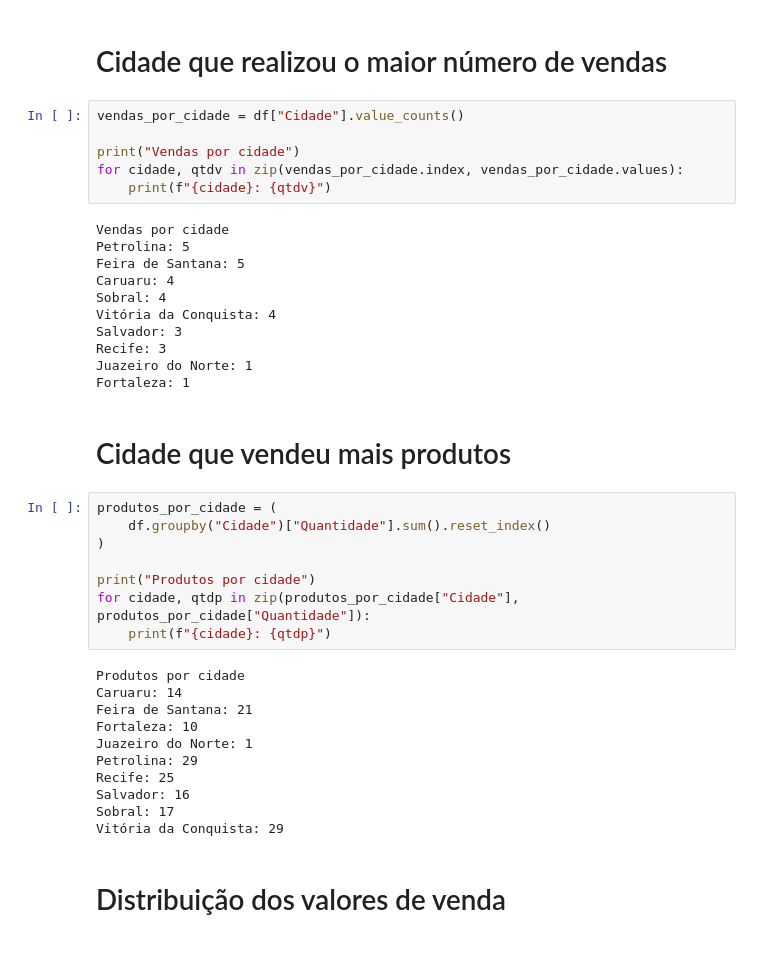
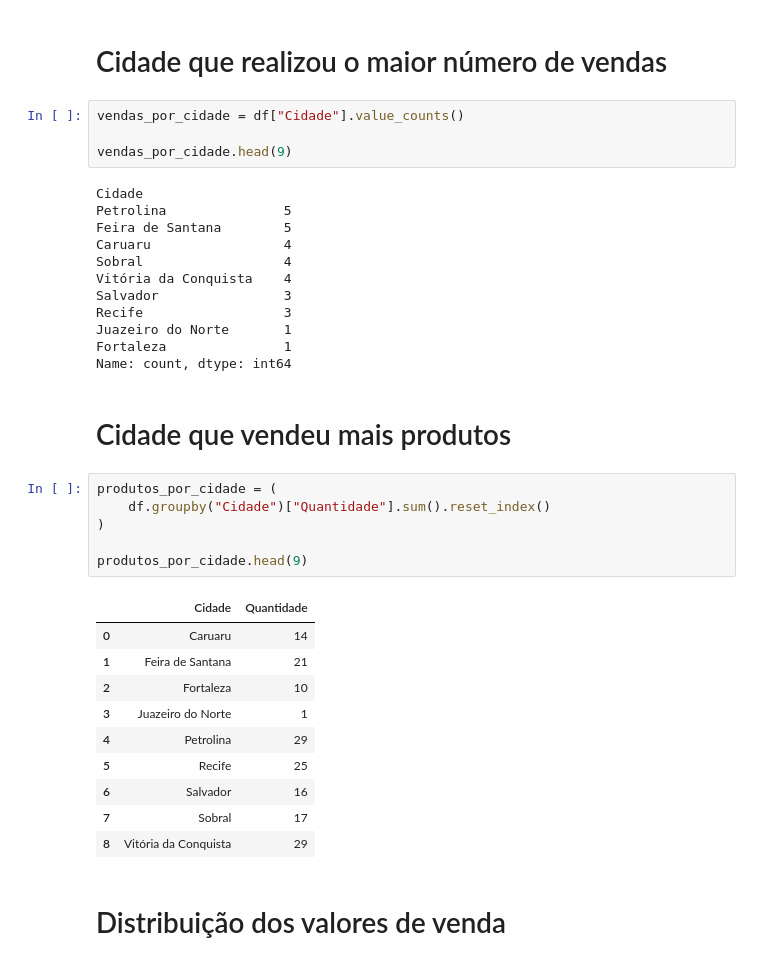
Before and after one commit to Lana230/analise_de_dados, a Jupyter notebook: atividade.ipynb, the cells around one changed output. Cells and saved outputs as stored; diff of their text form.

```diff
--- a/atividade.ipynb
+++ b/atividade.ipynb
@@ -142,41 +158,38 @@ Roupas: 54
 # %%
 vendas_por_cidade = df["Cidade"].value_counts()
 
-print("Vendas por cidade")
-for cidade, qtdv in zip(vendas_por_cidade.index, vendas_por_cidade.values):
-    print(f"{cidade}: {qtdv}")
+vendas_por_cidade.head(9)
 # %% [output]
-Vendas por cidade
-Petrolina: 5
-Feira de Santana: 5
-Caruaru: 4
-Sobral: 4
-Vitória da Conquista: 4
-Salvador: 3
-Recife: 3
-Juazeiro do Norte: 1
-Fortaleza: 1
+Cidade
+Petrolina               5
+Feira de Santana        5
+Caruaru                 4
+Sobral                  4
+Vitória da Conquista    4
+Salvador                3
+Recife                  3
+Juazeiro do Norte       1
+Fortaleza               1
+Name: count, dtype: int64
 # %% [markdown]
 # Cidade que vendeu mais produtos
 # %%
 produtos_por_cidade = (
     df.groupby("Cidade")["Quantidade"].sum().reset_index()
 )
 
-print("Produtos por cidade")
-for cidade, qtdp in zip(produtos_por_cidade["Cidade"], produtos_por_cidade["Quantidade"]):
-    print(f"{cidade}: {qtdp}")
+produtos_por_cidade.head(9)
 # %% [output]
-Produtos por cidade
-Caruaru: 14
-Feira de Santana: 21
-Fortaleza: 10
-Juazeiro do Norte: 1
-Petrolina: 29
-Recife: 25
-Salvador: 16
-Sobral: 17
-Vitória da Conquista: 29
+|  | Cidade | Quantidade |
+| 0 | Caruaru | 14 |
+| 1 | Feira de Santana | 21 |
+| 2 | Fortaleza | 10 |
+| 3 | Juazeiro do Norte | 1 |
+| 4 | Petrolina | 29 |
+| 5 | Recife | 25 |
+| 6 | Salvador | 16 |
+| 7 | Sobral | 17 |
+| 8 | Vitória da Conquista | 29 |
 # %% [markdown]
 # Distribuição dos valores de venda
 # %%
```
Also changed, not shown: parts of 11 cells of this notebook.
